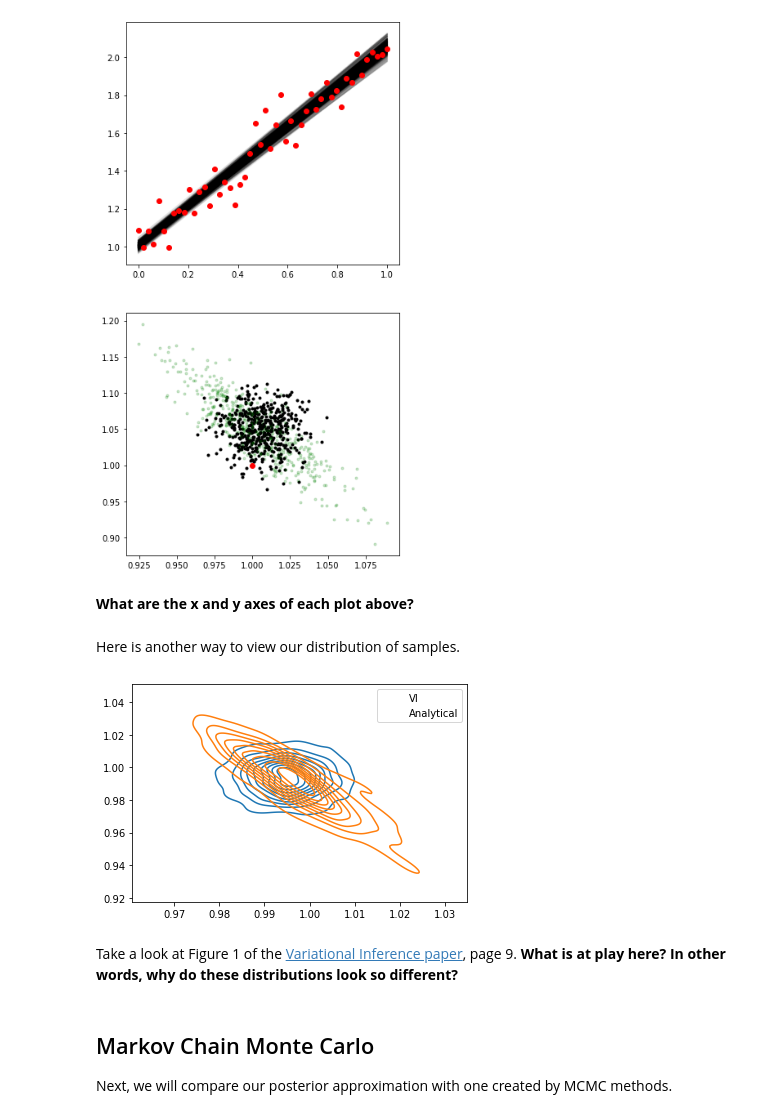
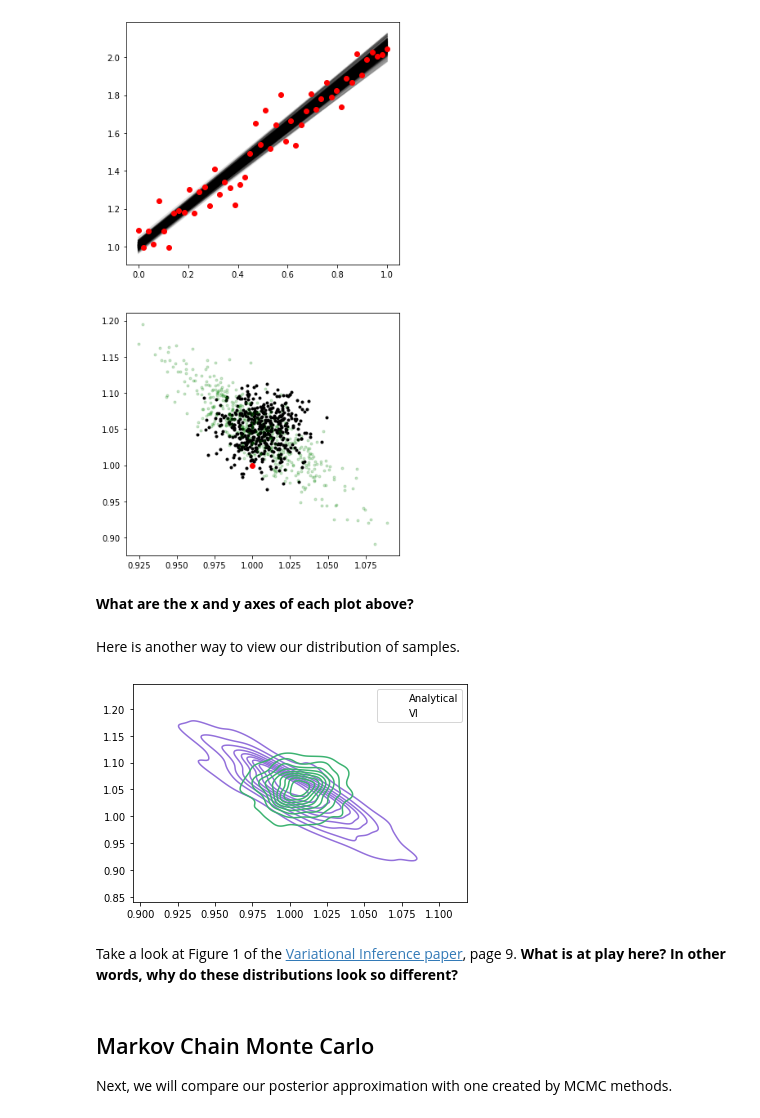
Before and after one commit to UMT-CSCI-591-Deep-Learning-2022/Week_15_VI, a Jupyter notebook: vi_linear_regression.ipynb, the cells around one changed output. Drawn from its saved outputs; the diff is of its cells as text; code cells hidden in the pictures.

Commit message:
Make final VI plot look like paper's

```diff
--- a/vi_linear_regression.ipynb
+++ b/vi_linear_regression.ipynb
@@ -227,22 +227,22 @@ with torch.no_grad():
 fig.set_size_inches(6,12)
 # %% [output]
 [figure]
-# %% [markdown]
-**What are the x and y axes of each plot above?**
-# %% [markdown]
-Here is another way to view our distribution of samples.
+# %% [markdown]
+**What are the x and y axes of each plot above?**
+# %% [markdown]
+Here is another way to view our distribution of samples.
 # %%
 w_0_samples = np.array(w_0_samples)
 w_1_samples = np.array(w_1_samples)
 
-sns.kdeplot(x=w_0_samples[:,0], y=w_0_samples[:,1],label="VI")
-sns.kdeplot(x=w_1_samples[:,0], y=w_1_samples[:,1],label="Analytical")
+sns.kdeplot(x=w_1_samples[:,0], y=w_1_samples[:,1],label="Analytical", color="mediumpurple")
+sns.kdeplot(x=w_0_samples[:,0], y=w_0_samples[:,1],label="VI", color="mediumseagreen")
 plt.legend()
 plt.show()
 # %% [output]
-[figure, old version]
+[figure, new version]
-# %% [markdown]
-Take a look at Figure 1 of the [Variational Inference paper](https://arxiv.org/pdf/1601.00670.pdf), page 9. **What is at play here? In other words, why do these distributions look so different?**
+# %% [markdown]
+Take a look at Figure 1 of the [Variational Inference paper](https://arxiv.org/pdf/1601.00670.pdf), page 9. **What is at play here? In other words, why do these distributions look so different?**
 # %% [markdown]
 ## Markov Chain Monte Carlo
 
```
Also changed, not shown: parts of 12 cells of this notebook.
